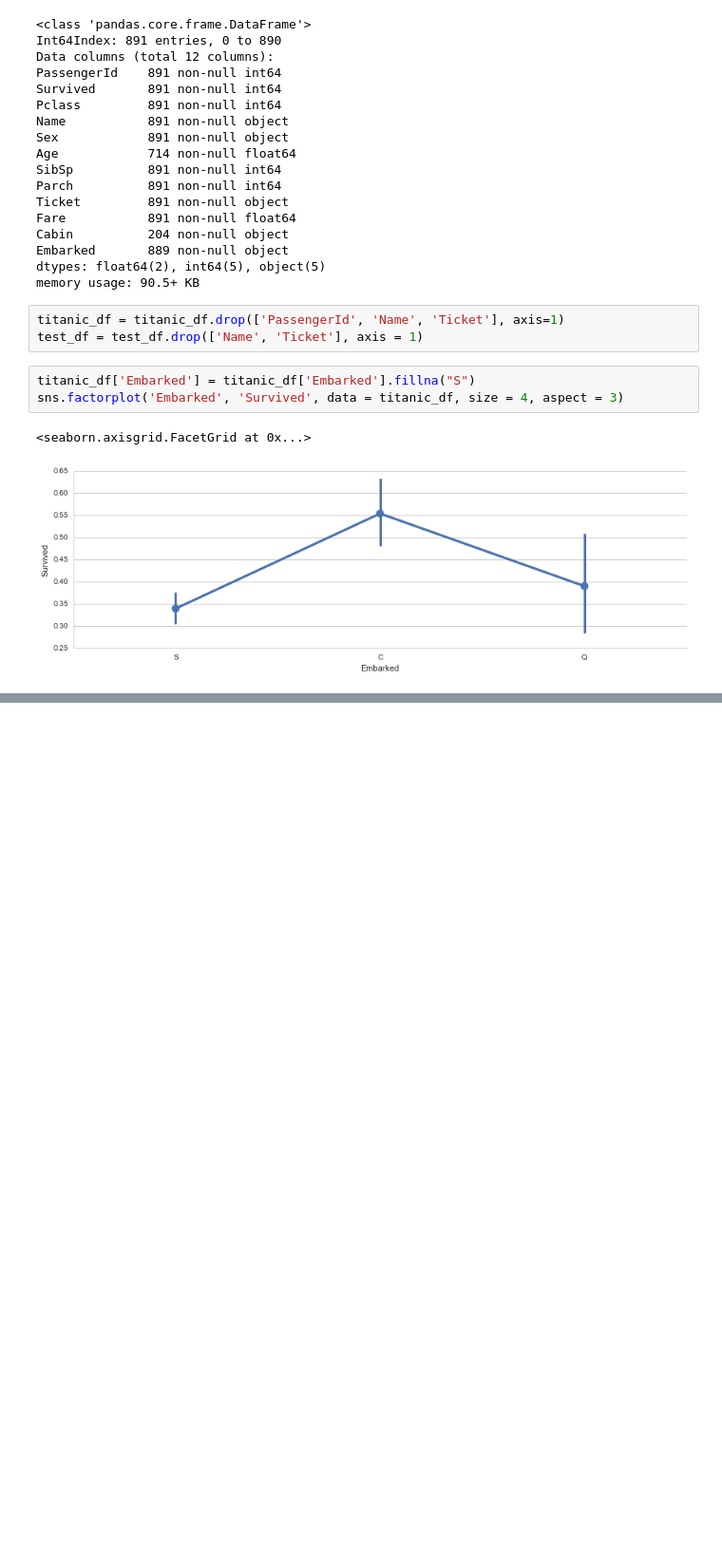
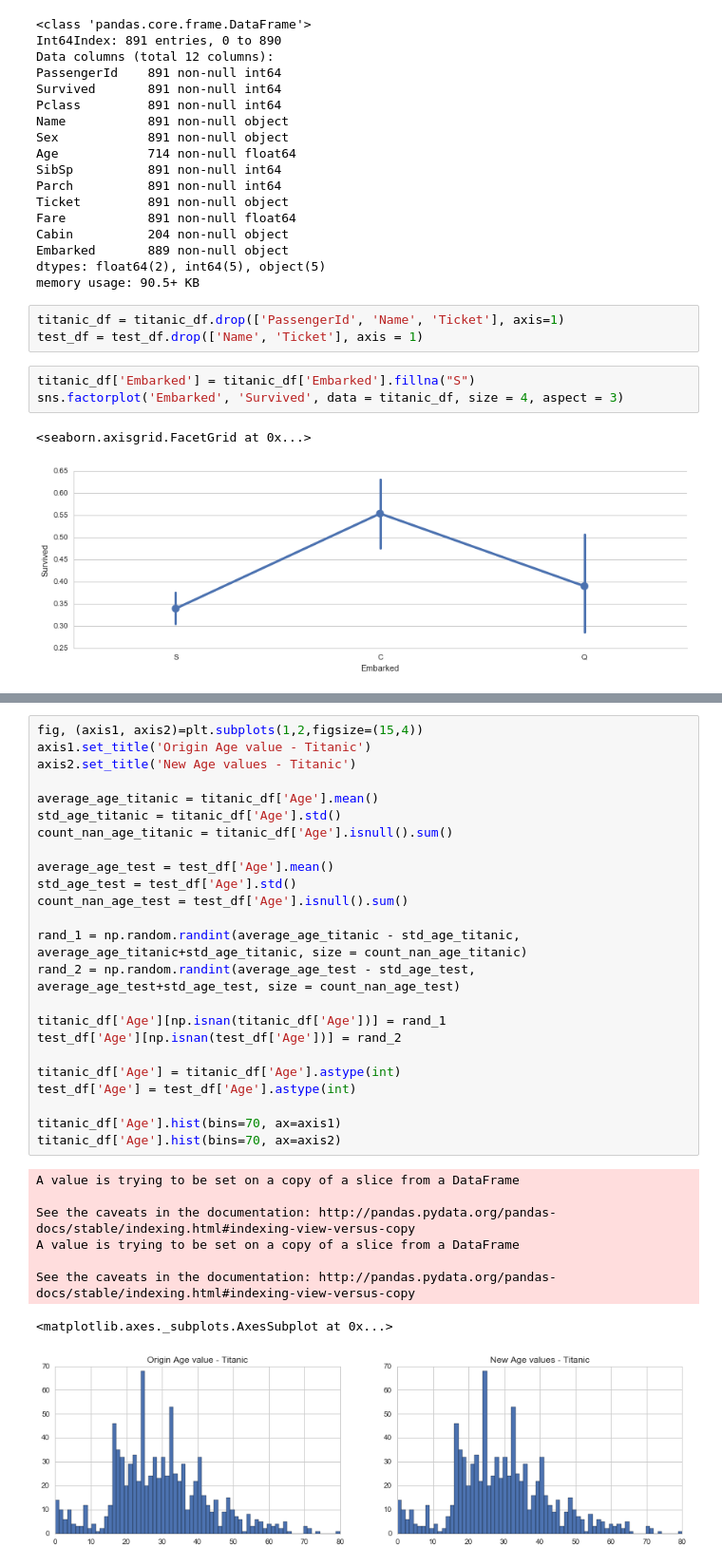
Before and after one commit to yiclwh/Project_1_Titanic, a Jupyter notebook: RandomForest2.ipynb, the cells around one changed output, grey strips where cells are left out. Shown: that part at 95% size. Cells and saved outputs as stored; diff of their text form; blank space fills up the shorter version.

```diff
--- a/RandomForest2.ipynb
+++ b/RandomForest2.ipynb
@@ -58,0 +99,33 @@ sns.barplot(x='Embarked', y = 'Survived', data=embark_perc, order=['S', 'C', 'Q'
+# %%
+fig, (axis1, axis2)=plt.subplots(1,2,figsize=(15,4))
+axis1.set_title('Origin Age value - Titanic')
+axis2.set_title('New Age values - Titanic')
+
+average_age_titanic = titanic_df['Age'].mean()
+std_age_titanic = titanic_df['Age'].std()
+count_nan_age_titanic = titanic_df['Age'].isnull().sum()
+
+average_age_test = test_df['Age'].mean()
+std_age_test = test_df['Age'].std()
+count_nan_age_test = test_df['Age'].isnull().sum()
+
+rand_1 = np.random.randint(average_age_titanic - std_age_titanic, average_age_titanic+std_age_titanic, size = count_nan_age_titanic)
+rand_2 = np.random.randint(average_age_test - std_age_test, average_age_test+std_age_test, size = count_nan_age_test)
+
+titanic_df['Age'][np.isnan(titanic_df['Age'])] = rand_1
+test_df['Age'][np.isnan(test_df['Age'])] = rand_2
+
+titanic_df['Age'] = titanic_df['Age'].astype(int)
+test_df['Age'] = test_df['Age'].astype(int)
+
+titanic_df['Age'].hist(bins=70, ax=axis1)
+titanic_df['Age'].hist(bins=70, ax=axis2)
+# %% [output]
+A value is trying to be set on a copy of a slice from a DataFrame
+
+See the caveats in the documentation: http://pandas.pydata.org/pandas-docs/stable/indexing.html#indexing-view-versus-copy
+A value is trying to be set on a copy of a slice from a DataFrame
+
+See the caveats in the documentation: http://pandas.pydata.org/pandas-docs/stable/indexing.html#indexing-view-versus-copy
+<matplotlib.axes._subplots.AxesSubplot at 0x...>
+[figure, added]
```
Also changed, not shown: parts of 22 cells of this notebook, 7 other files.
